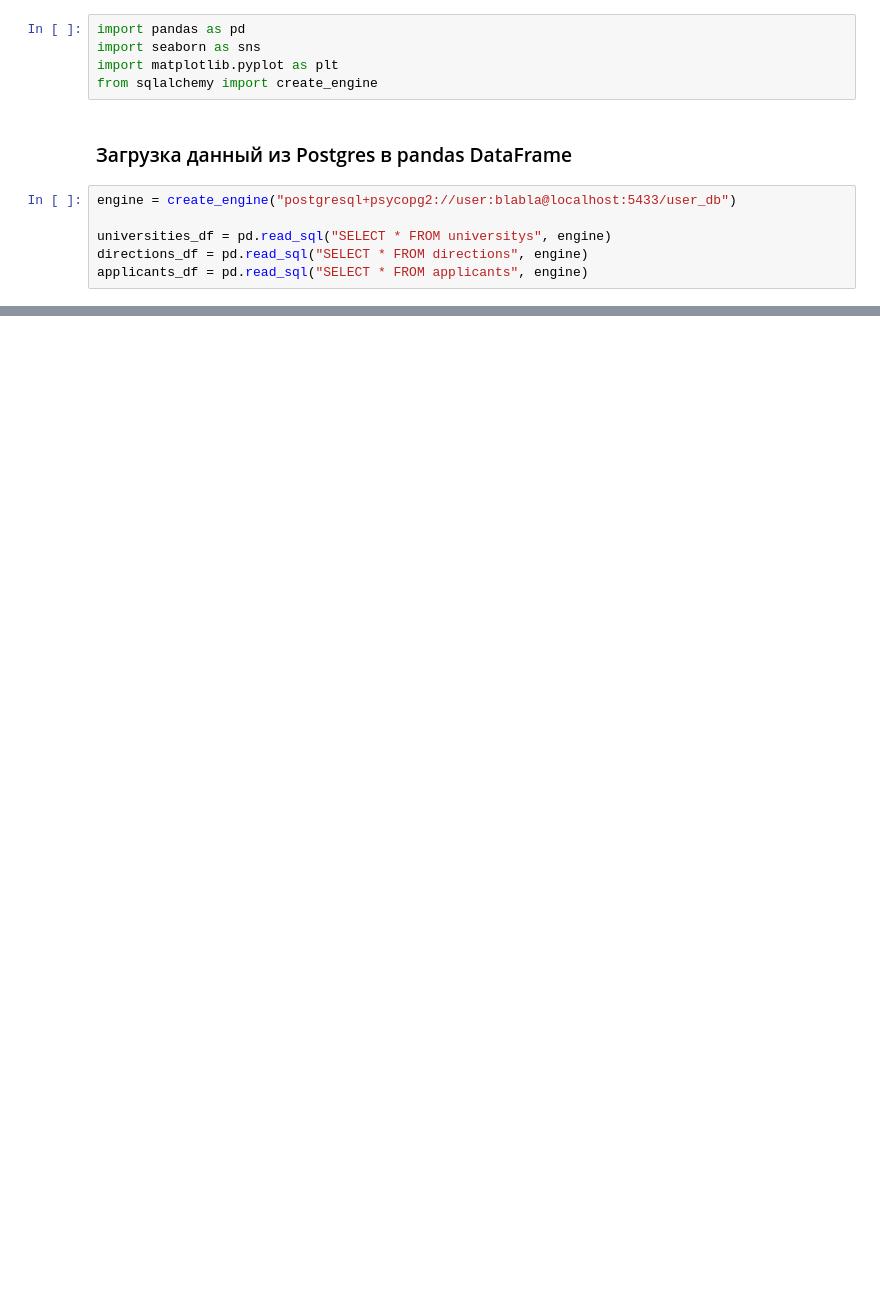
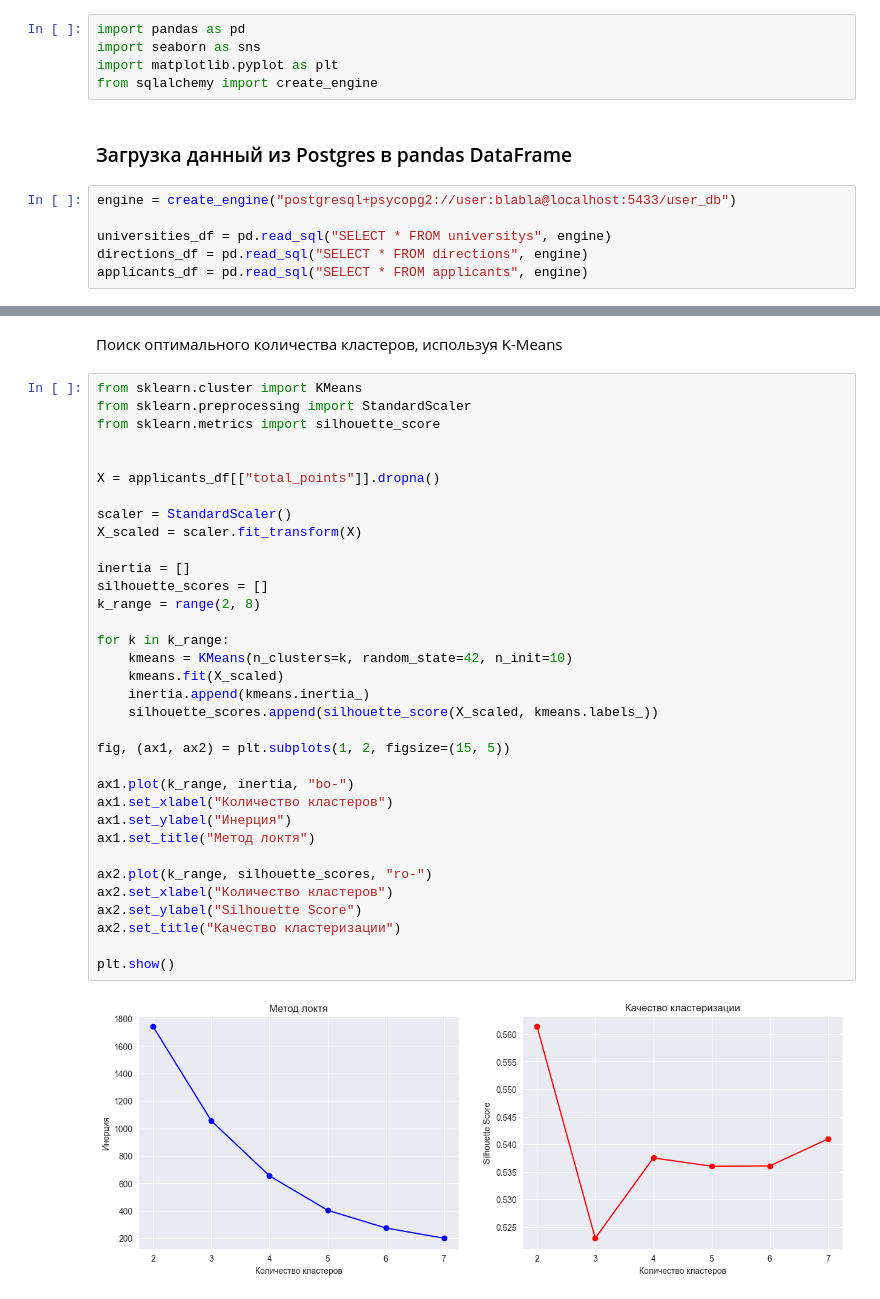
Before and after one commit to Andr171p/admission-analytics, a Jupyter notebook: not_admitted_applicants_analysis.ipynb, the cells around one changed output, grey strips where cells are left out. Saved outputs shown, nothing was run; the diff lists cells and outputs as text; blank space fills up the shorter version.

```diff
--- a/not_admitted_applicants_analysis.ipynb
+++ b/not_admitted_applicants_analysis.ipynb
@@ -255,0 +126,38 @@ filtered_directions_df
+# %% [markdown]
+Поиск оптимального количества кластеров, используя K-Means
+# %%
+from sklearn.cluster import KMeans
+from sklearn.preprocessing import StandardScaler
+from sklearn.metrics import silhouette_score
+
+
+X = applicants_df[["total_points"]].dropna()
+
+scaler = StandardScaler()
+X_scaled = scaler.fit_transform(X)
+
+inertia = []
+silhouette_scores = []
+k_range = range(2, 8)
+
+for k in k_range:
+    kmeans = KMeans(n_clusters=k, random_state=42, n_init=10)
+    kmeans.fit(X_scaled)
+    inertia.append(kmeans.inertia_)
+    silhouette_scores.append(silhouette_score(X_scaled, kmeans.labels_))
+
+fig, (ax1, ax2) = plt.subplots(1, 2, figsize=(15, 5))
+
+ax1.plot(k_range, inertia, "bo-")
+ax1.set_xlabel("Количество кластеров")
+ax1.set_ylabel("Инерция")
+ax1.set_title("Метод локтя")
+
+ax2.plot(k_range, silhouette_scores, "ro-")
+ax2.set_xlabel("Количество кластеров")
+ax2.set_ylabel("Silhouette Score")
+ax2.set_title("Качество кластеризации")
+
+plt.show()
+# %% [output]
+[figure, added]
```
Also changed, not shown: parts of 49 cells of this notebook.
